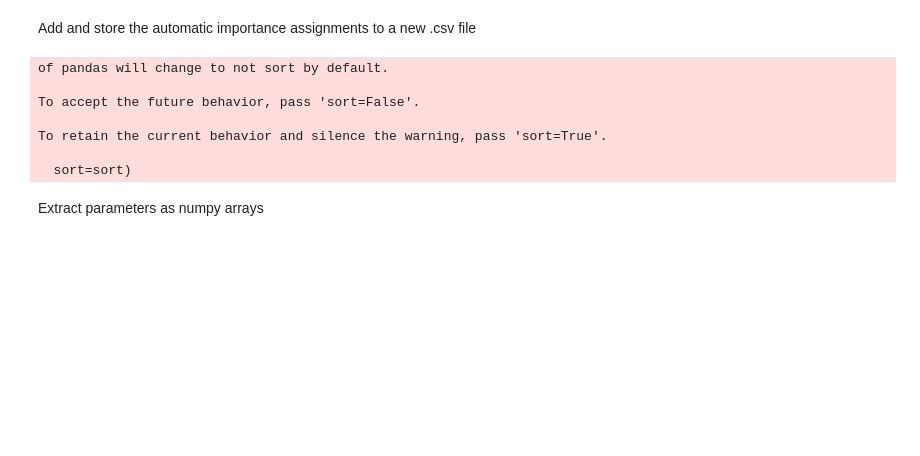
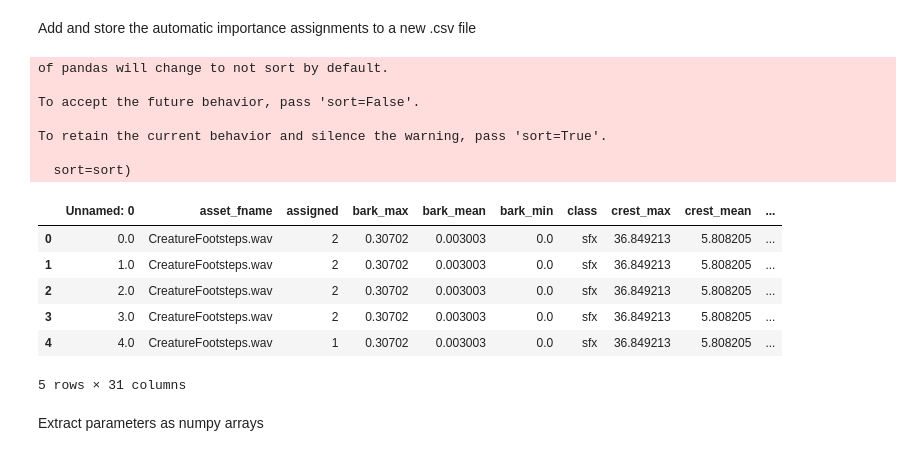
Before and after one commit to bbc/audio-dafx2019-automatic, a Jupyter notebook: ModellingExperts.ipynb, the cells around one changed output. Saved outputs shown, nothing was run; the diff lists cells and outputs as text; code cells hidden in the pictures; blank space fills up the shorter version.

```diff
--- a/ModellingExperts.ipynb
+++ b/ModellingExperts.ipynb
@@ -350,15 +352,46 @@ y_pred = classifier(data_test)
+# %%
+from sklearn.neighbors import KNeighborsClassifier
+
+# Convert train and testing to numpy arrays (they were torch tensors)
+data_x = data[1:,:].numpy().T
+data_y = data[0,:].numpy().T
+data_x_test = data_test[1:,:].numpy().T
+data_y_test = data_test[0, :].numpy().T
+
+# Fit training data
+knn3 = KNeighborsClassifier(3)
+knn3.fit(data_x, data_y)
+
+knn5 = KNeighborsClassifier(5)
+knn5.fit(data_x, data_y)
+
+# Transoform testing_data
+pred_knn_3 = knn3.predict(data_x_test)
+pred_knn_5 = knn5.predict(data_x_test)
 # %% [markdown]
 Show the object files and predictions of their narrative importance. Note that there is a lot of disagreement so just measuring accuracy won't cut it.
 # %%
 # Add automatic assignments
 auto_assignments = []
+nn3_assignments = []
+nn5_assignments = []
 assigned_assets = []
 for I in range(len(y_pred)):
     if objects_test[I][0] not in assigned_assets:
-        print('{} -> {} ({})'.format(objects_test[I], y_pred[I], data_test[0,I]))
+        print('(Mixture) {} -> {} ({})'.format(objects_test[I], y_pred[I], data_test[0,I]))
+        print('(3NN) {} -> {} ({})'.format(objects_test[I], pred_knn_3[I], data_y_test[I]))
+        print('(5NN) {} -> {} ({})'.format(objects_test[I], pred_knn_5[I], data_y_test[I]))
 
         auto_assignments.append({'session_id': "auto",
                                  'asset_fname': objects_test[I][0],
                                  'assigned': y_pred[I].item(),})
+
+        nn3_assignments.append({'session_id': "3nn",
+                                 'asset_fname': objects_test[I][0],
+                                 'assigned': int(pred_knn_3[I]),})
+
+        nn5_assignments.append({'session_id': "5nn",
+                                 'asset_fname': objects_test[I][0],
+                                 'assigned': int(pred_knn_5[I]),})
         assigned_assets.append(objects_test[I][0])
 # %% [output]
@@ -480,8 +513,12 @@ orig_assignments = [
 Add and store the automatic importance assignments to a new .csv file
 # %%
 auto_df = pd.DataFrame.from_records(auto_assignments)
+nn3_df = pd.DataFrame.from_records(nn3_assignments)
+nn5_df = pd.DataFrame.from_records(nn5_assignments)
 original_df = pd.DataFrame.from_records(orig_assignments)
 adf = df.append(original_df).append(auto_df)
+adf = df.append(adf).append(nn3_df)
+adf = df.append(adf).append(nn5_df)
 adf.to_csv('../assets/json/features_classes_importances_auto.csv')
 # %% [output]
 of pandas will change to not sort by default.
@@ -491,6 +528,16 @@ To accept the future behavior, pass 'sort=False'.
 To retain the current behavior and silence the warning, pass 'sort=True'.
 
   sort=sort)
+# %%
+adf.head()
+# %% [output]
+|  | Unnamed: 0 | asset_fname | assigned | bark_max | bark_mean | bark_min | class | crest_max | crest_mean | ... |
+| 0 | 0.0 | CreatureFootsteps.wav | 2 | 0.30702 | 0.003003 | 0.0 | sfx | 36.849213 | 5.808205 | ... |
+| 1 | 1.0 | CreatureFootsteps.wav | 2 | 0.30702 | 0.003003 | 0.0 | sfx | 36.849213 | 5.808205 | ... |
+| 2 | 2.0 | CreatureFootsteps.wav | 2 | 0.30702 | 0.003003 | 0.0 | sfx | 36.849213 | 5.808205 | ... |
+| 3 | 3.0 | CreatureFootsteps.wav | 2 | 0.30702 | 0.003003 | 0.0 | sfx | 36.849213 | 5.808205 | ... |
+| 4 | 4.0 | CreatureFootsteps.wav | 1 | 0.30702 | 0.003003 | 0.0 | sfx | 36.849213 | 5.808205 | ... |
+5 rows × 31 columns
 # %% [markdown]
 Extract parameters as numpy arrays
 # %%
```
Also changed, not shown: parts of 14 cells of this notebook.
